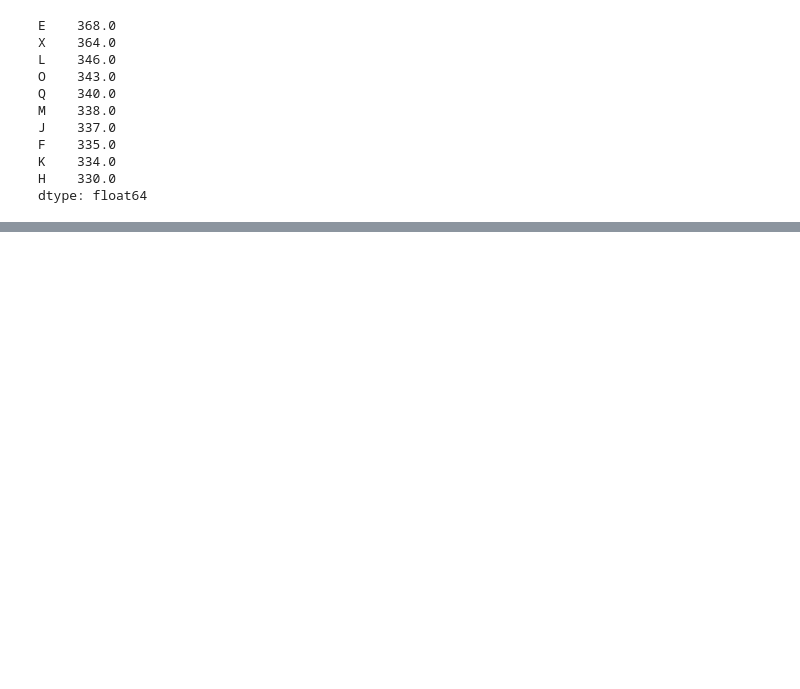
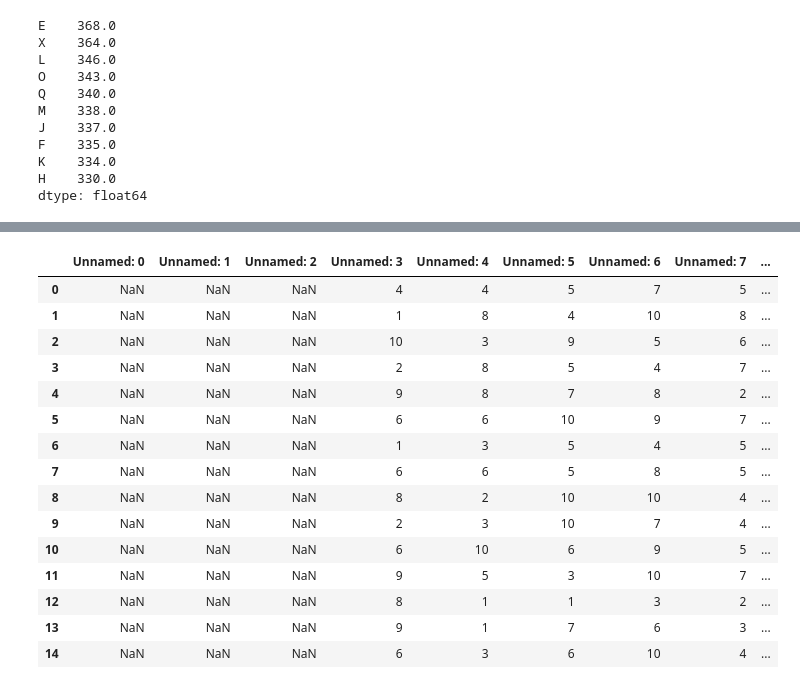
Before and after one commit to longfengpili/python-for-data-analysis, a Jupyter notebook: 第六章.ipynb, the cells around one changed output, grey strips where cells are left out. Drawn from its saved outputs; the diff is of its cells as text; code cells hidden in the pictures; blank space fills up the shorter version.

```diff
--- a/第六章.ipynb
+++ b/第六章.ipynb
@@ -387,0 +660,23 @@ dtype: float64
+# %%
+xls_flie = pd.ExcelFile(r'C:\Users\longfengpili\Desktop\t.xlsx')
+# %%
+table = xls_flie.parse('Sheet1')
+# %%
+table
+# %% [output]
+|  | Unnamed: 0 | Unnamed: 1 | Unnamed: 2 | Unnamed: 3 | Unnamed: 4 | Unnamed: 5 | Unnamed: 6 | Unnamed: 7 | ... |
+| 0 | NaN | NaN | NaN | 4 | 4 | 5 | 7 | 5 | ... |
+| 1 | NaN | NaN | NaN | 1 | 8 | 4 | 10 | 8 | ... |
+| 2 | NaN | NaN | NaN | 10 | 3 | 9 | 5 | 6 | ... |
+| 3 | NaN | NaN | NaN | 2 | 8 | 5 | 4 | 7 | ... |
+| 4 | NaN | NaN | NaN | 9 | 8 | 7 | 8 | 2 | ... |
+| 5 | NaN | NaN | NaN | 6 | 6 | 10 | 9 | 7 | ... |
+| 6 | NaN | NaN | NaN | 1 | 3 | 5 | 4 | 5 | ... |
+| 7 | NaN | NaN | NaN | 6 | 6 | 5 | 8 | 5 | ... |
+| 8 | NaN | NaN | NaN | 8 | 2 | 10 | 10 | 4 | ... |
+| 9 | NaN | NaN | NaN | 2 | 3 | 10 | 7 | 4 | ... |
+| 10 | NaN | NaN | NaN | 6 | 10 | 6 | 9 | 5 | ... |
+| 11 | NaN | NaN | NaN | 9 | 5 | 3 | 10 | 7 | ... |
+| 12 | NaN | NaN | NaN | 8 | 1 | 1 | 3 | 2 | ... |
+| 13 | NaN | NaN | NaN | 9 | 1 | 7 | 6 | 3 | ... |
+| 14 | NaN | NaN | NaN | 6 | 3 | 6 | 10 | 4 | ... |
```
Also changed, not shown: parts of 51 cells of this notebook, 3 other files.
